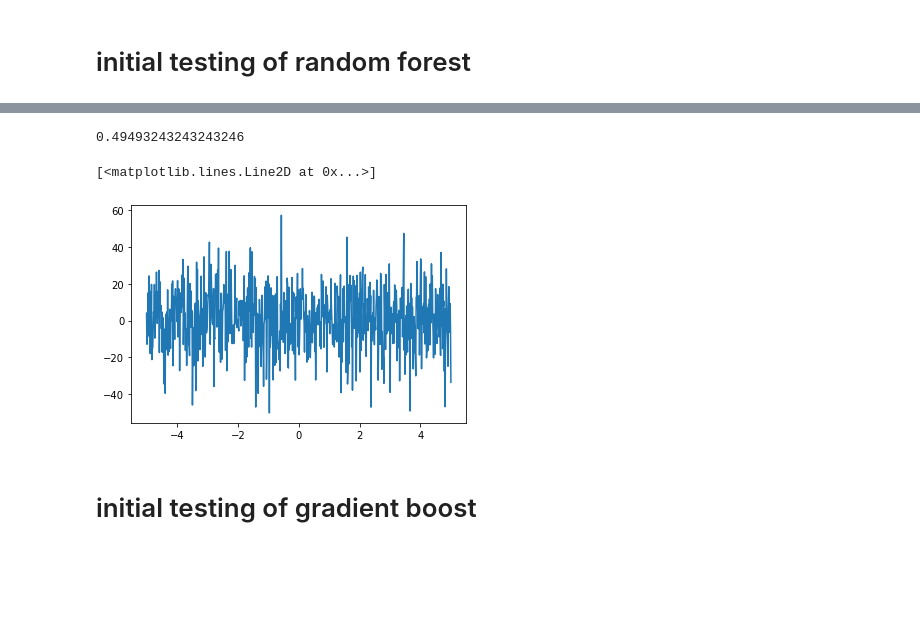
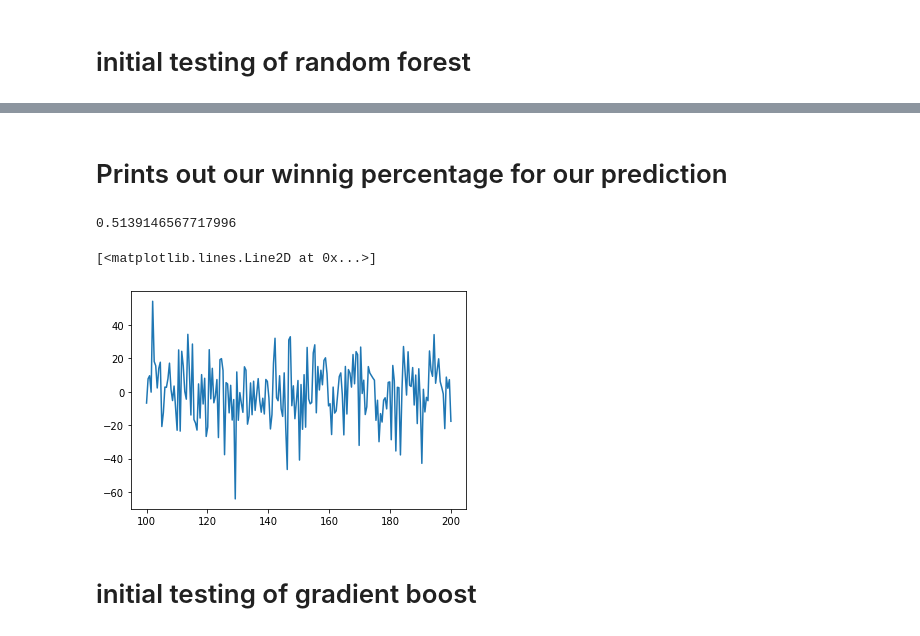
Before and after one commit to amoss038/Over_under, a Jupyter notebook: ml_models_playground.ipynb, the cells around one changed output, grey strips where cells are left out. Drawn from its saved outputs; the diff is of its cells as text; code cells hidden in the pictures; blank space fills up the shorter version.

```diff
--- a/ml_models_playground.ipynb
+++ b/ml_models_playground.ipynb
@@ -151,0 +48,2 @@ df
+# %%
+ml_df.dropna(inplace = True)
@@ -194,3 +191,5 @@ feature_importance.plot(kind = 'barh', figsize=(20,20))
+# %% [markdown]
+# Prints out our winnig percentage for our prediction
 # %%
 acc_list = []
 zipped = zip(y_test, y_pred, rolling_data['over_under'])
@@ -201,3 +200,12 @@ for x in zipped:
         acc_list.append('under')
     else:
         acc_list.append('lost')
+
+lost = []
+for item in acc_list:
+    if item == 'lost':
+        lost.append(item)
+
+print ((len(acc_list) - len(lost)) / len(acc_list))
+# %% [output]
+0.5139146567717996
@@ -209,9 +211,0 @@ for item in acc_list:
-# %%
-print ((len(acc_list) - len(lost)) / len(acc_list))
-# %% [output]
-0.49493243243243246
-# %%
-plt.plot(space, y_pred-y_test)
-# %% [output]
-[<matplotlib.lines.Line2D at 0x...>]
-[figure, removed]
@@ -218,3 +219,9 @@ plt.plot(space, y_pred-y_test)
+# %%
+space = np.linspace(100,200, 200)
+plt.plot(space, y_pred[:200]-y_test[:200])
+# %% [output]
+[<matplotlib.lines.Line2D at 0x...>]
+[figure, added]
 # %% [markdown]
 # initial testing of gradient boost
 # %%
```
Also changed, not shown: parts of 59 cells of this notebook, 15 other files.
